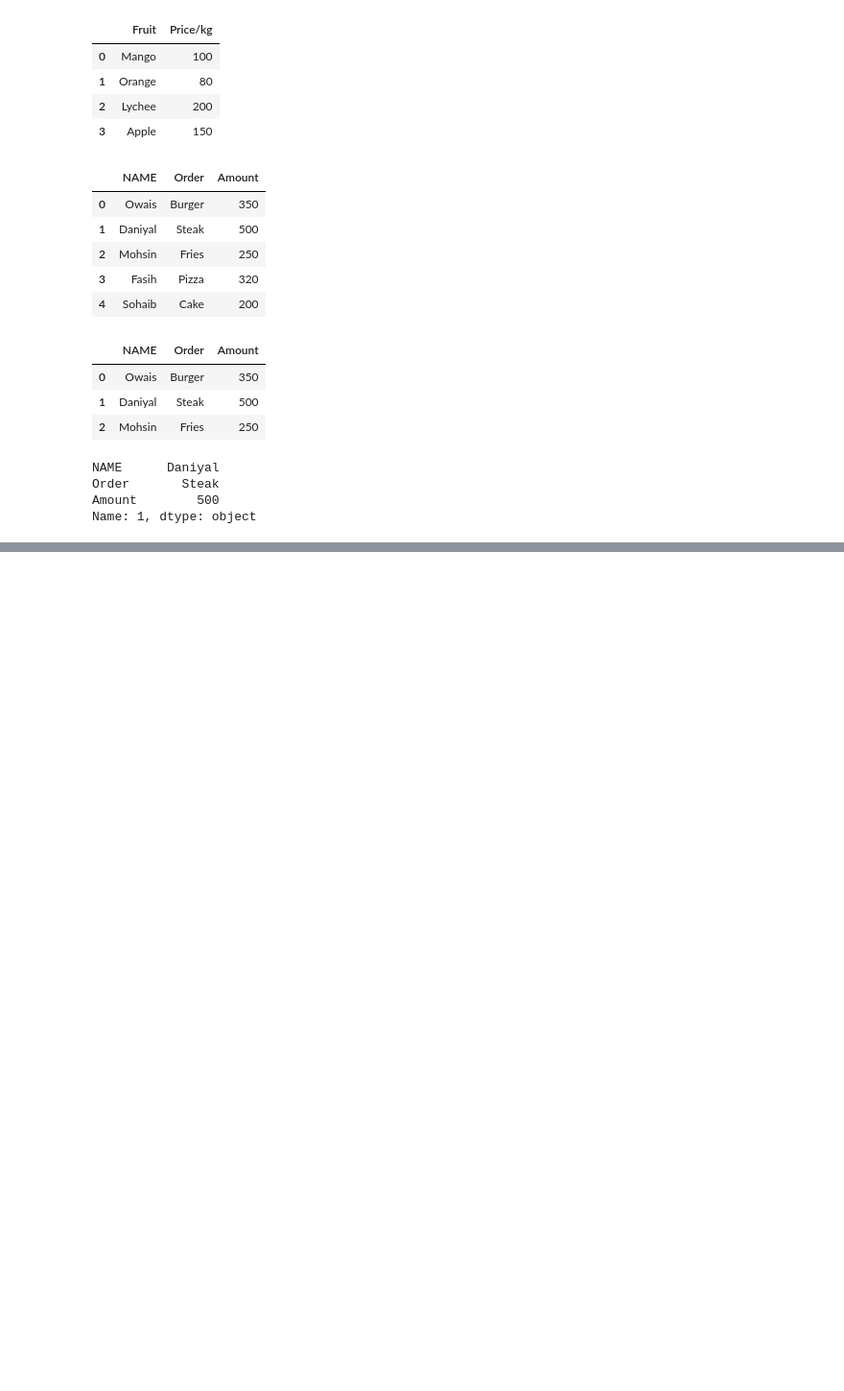
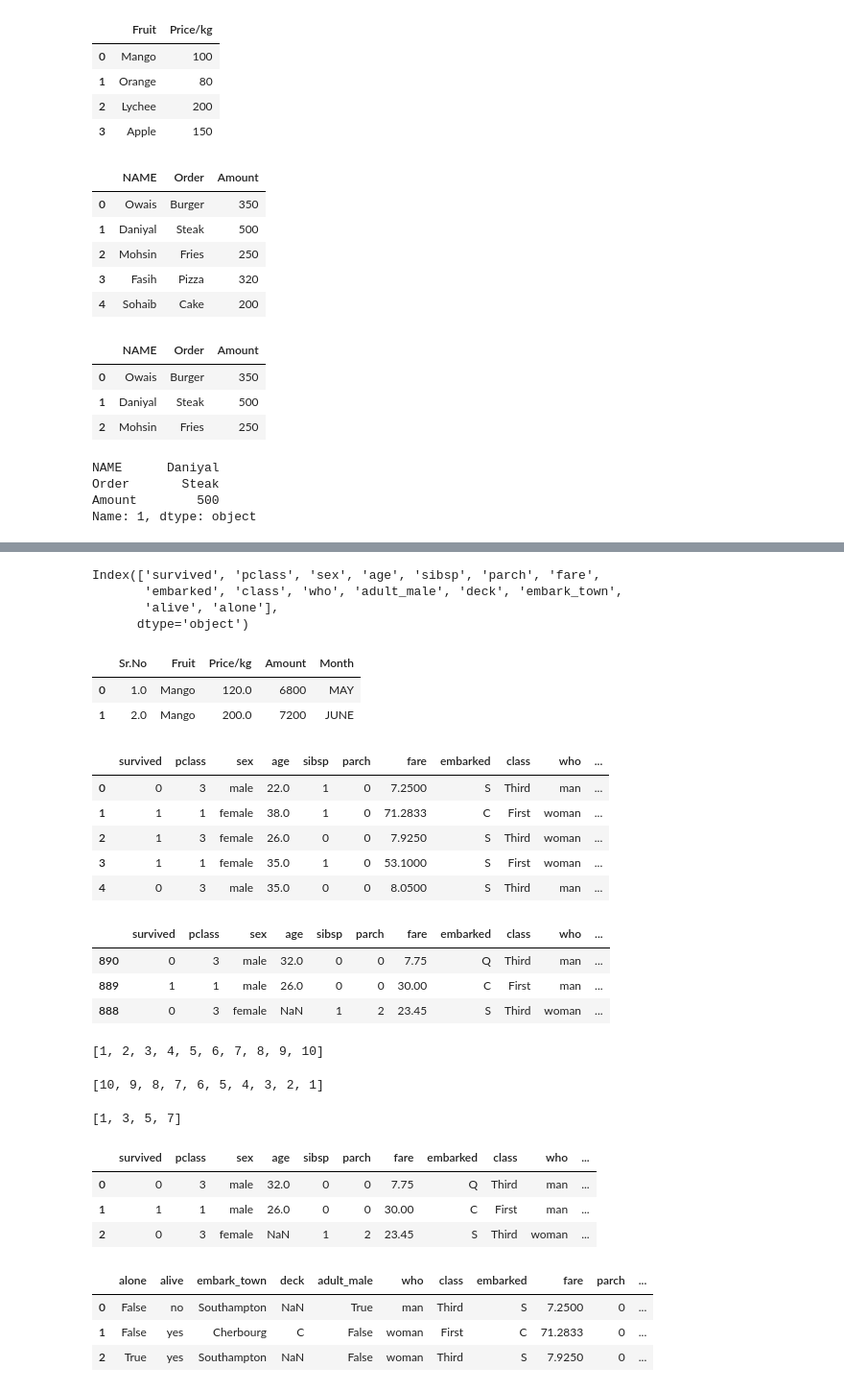
Before and after one commit to owaisakram/PYTHON-KA-CHILLA2.0, a Jupyter notebook: PANDAS.ipynb, the cells around one changed output, grey strips where cells are left out. Shown at 96% size. Drawn from its saved outputs; the diff is of its cells as text; code cells hidden in the pictures; blank space fills up the shorter version.

```diff
--- a/PANDAS.ipynb
+++ b/PANDAS.ipynb
@@ -158,0 +211,8 @@ Name: 1, dtype: object
+# %%
+#column names
+ship.columns
+# %% [output]
+Index(['survived', 'pclass', 'sex', 'age', 'sibsp', 'parch', 'fare',
+       'embarked', 'class', 'who', 'adult_male', 'deck', 'embark_town',
+       'alive', 'alone'],
+      dtype='object')
@@ -158,0 +225,55 @@ Name: 1, dtype: object
+# %%
+# 5 -using your own data
+fruit=pd.read_excel('Fruit.xlsx')
+fruit.head(2)
+# %% [output]
+|  | Sr.No | Fruit | Price/kg | Amount | Month |
+| 0 | 1.0 | Mango | 120.0 | 6800 | MAY |
+| 1 | 2.0 | Mango | 200.0 | 7200 | JUNE |
+# %%
+# - Reverse rown order
+df = sns.load_dataset("titanic")
+df.head()
+# %% [output]
+|  | survived | pclass | sex | age | sibsp | parch | fare | embarked | class | who | ... |
+| 0 | 0 | 3 | male | 22.0 | 1 | 0 | 7.2500 | S | Third | man | ... |
+| 1 | 1 | 1 | female | 38.0 | 1 | 0 | 71.2833 | C | First | woman | ... |
+| 2 | 1 | 3 | female | 26.0 | 0 | 0 | 7.9250 | S | Third | woman | ... |
+| 3 | 1 | 1 | female | 35.0 | 1 | 0 | 53.1000 | S | First | woman | ... |
+| 4 | 0 | 3 | male | 35.0 | 0 | 0 | 8.0500 | S | Third | man | ... |
+# %%
+df.loc[::-1].head(3)
+# %% [output]
+|  | survived | pclass | sex | age | sibsp | parch | fare | embarked | class | who | ... |
+| 890 | 0 | 3 | male | 32.0 | 0 | 0 | 7.75 | Q | Third | man | ... |
+| 889 | 1 | 1 | male | 26.0 | 0 | 0 | 30.00 | C | First | man | ... |
+| 888 | 0 | 3 | female | NaN | 1 | 2 | 23.45 | S | Third | woman | ... |
+# %%
+list = [1,2,3,4,5,6,7,8,9,10]
+list
+# %% [output]
+[1, 2, 3, 4, 5, 6, 7, 8, 9, 10]
+# %%
+list[::-1]
+# %% [output]
+[10, 9, 8, 7, 6, 5, 4, 3, 2, 1]
+# %%
+list[2:8:1]
+list[0:8:2]
+# %% [output]
+[1, 3, 5, 7]
+# %%
+df.loc[::-1].reset_index(drop = True).head(3)
+# %% [output]
+|  | survived | pclass | sex | age | sibsp | parch | fare | embarked | class | who | ... |
+| 0 | 0 | 3 | male | 32.0 | 0 | 0 | 7.75 | Q | Third | man | ... |
+| 1 | 1 | 1 | male | 26.0 | 0 | 0 | 30.00 | C | First | man | ... |
+| 2 | 0 | 3 | female | NaN | 1 | 2 | 23.45 | S | Third | woman | ... |
+# %%
+#7- Reverse column order
+df.loc[:,::-1].head(3)
+# %% [output]
+|  | alone | alive | embark_town | deck | adult_male | who | class | embarked | fare | parch | ... |
+| 0 | False | no | Southampton | NaN | True | man | Third | S | 7.2500 | 0 | ... |
+| 1 | False | yes | Cherbourg | C | False | woman | First | C | 71.2833 | 0 | ... |
+| 2 | True | yes | Southampton | NaN | False | woman | Third | S | 7.9250 | 0 | ... |
```
Also changed, not shown: parts of 40 cells of this notebook, 4 other files.
